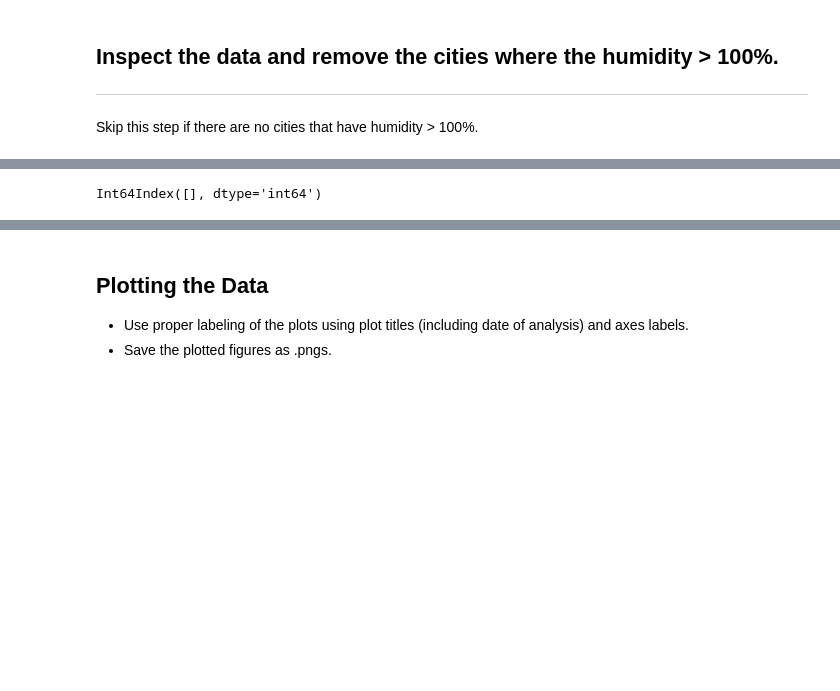
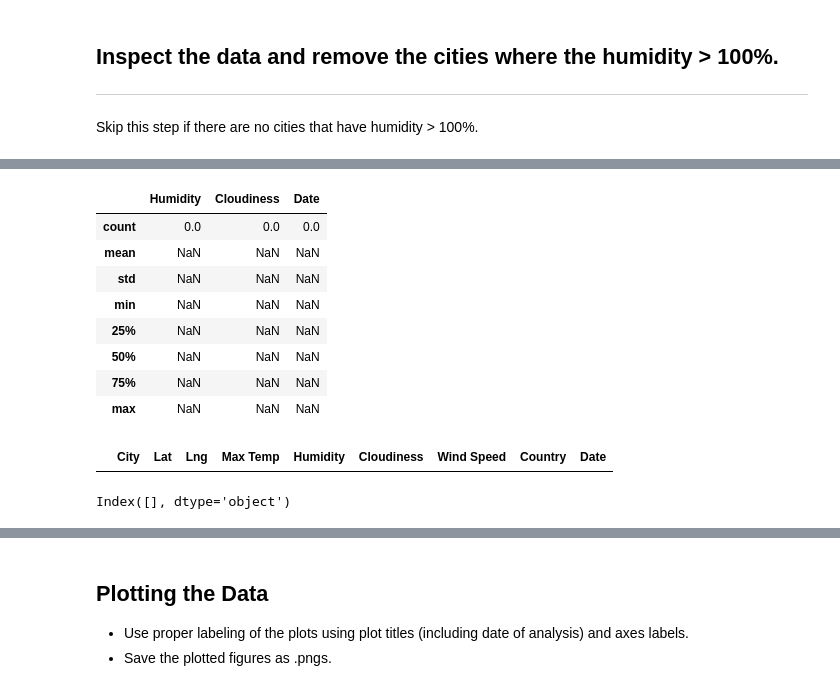
Before and after one commit to tannerhorton/weather_vacation_app, a Jupyter notebook: weather_vacation_py/WeatherPy.ipynb, the cells around one changed output, grey strips where cells are left out. Saved outputs shown, nothing was run; the diff lists cells and outputs as text; code cells hidden in the pictures; blank space fills up the shorter version.

```diff
--- a/weather_vacation_py/WeatherPy.ipynb
+++ b/weather_vacation_py/WeatherPy.ipynb
@@ -141 +231,36 @@ Processing Record 50 of Set 2 | pevek
 KeyboardInterrupt:
+# %%
+#build the data frame before the for loop
+city_w_df = pd.DataFrame(columns=['City','Lat','Lng','Max Temp','Humidity','Cloudiness','Wind Speed','Country','Date'])
+
+for city in cities:
+    try:
+        query_url =  url + "appid=" + weather_api_key + "&q=" + city + '&units=imperial'
+        weather_json = requests.get(query_url).json()
+#variables for the dataframe
+        city_name = weather_json['name']
+        city_lat = weather_json['coord']['lat']
+        city_lon = weather_json['coord']['lon']
+        temp_max = weather_json['main']['temp_max']
+        humidity = weather_json['main']['humidity']
+        cloudiness = weather_json['clouds']['all']
+        wind_speed = weather_json['wind']['speed']
+        country = weather_json['sys']['country']
+        date = weather_json['dt']
+
+#connecting the columns with the variables for our dataframe
+        city_w_df = city_w_df.append({
+        'City':city_name,
+        'Lat':city_lat,
+        'Lng':city_lon,
+        'Max Temp':temp_max,
+        'Humidity':humidity,
+        'Cloudiness':cloudiness,
+        'Wind Speed':wind_speed,
+        'Country':country,
+        'Date':date
+        },ignore_index=True)
+    except KeyError:
+        print('not found')
+
+city_w_df.head(20)
@@ -194,0 +351,6 @@ humidity_df
+# %%
+# reformatting some columns from object to numeric
+
+city_w_df['Humidity'] = pd.to_numeric(city_w_df['Humidity'])
+city_w_df['Cloudiness'] = pd.to_numeric(city_w_df['Cloudiness'])
+city_w_df['Date'] = pd.to_numeric(city_w_df['Date'])
@@ -195,8 +370,28 @@ humidity_df
+# %%
+#inspect the data
+city_w_df.describe()
+# %% [output]
+|  | Humidity | Cloudiness | Date |
+| count | 0.0 | 0.0 | 0.0 |
+| mean | NaN | NaN | NaN |
+| std | NaN | NaN | NaN |
+| min | NaN | NaN | NaN |
+| 25% | NaN | NaN | NaN |
+| 50% | NaN | NaN | NaN |
+| 75% | NaN | NaN | NaN |
+| max | NaN | NaN | NaN |
+# %%
+
+low_humidity_df = city_w_df.loc[city_w_df['Humidity']<100,:]
+low_humidity_df
+# %% [output]
+|  | City | Lat | Lng | Max Temp | Humidity | Cloudiness | Wind Speed | Country | Date |
 # %%
 #  Get the indices of cities that have humidity over 100%.
-humidity_df.index
+high_humidity = city_w_df.loc[city_w_df['Humidity']>100,:]
+high_humidity.index
 # %% [output]
-Int64Index([], dtype='int64')
+Index([], dtype='object')
 # %%
 # Make a new DataFrame equal to the city data to drop all humidity outliers by index.
 # Passing "inplace=False" will make a copy of the city_data DataFrame, which we call "clean_city_data".
```
Also changed, not shown: parts of 32 cells of this notebook, 7 other files.
